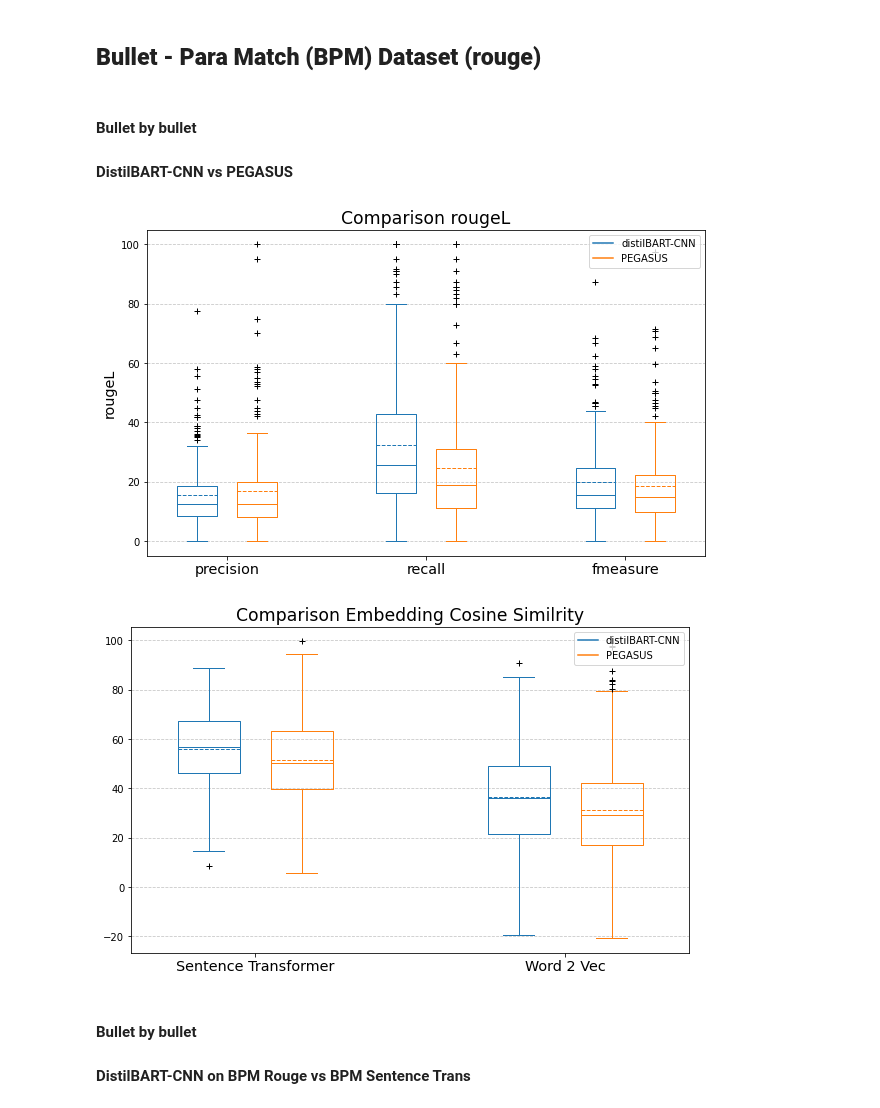
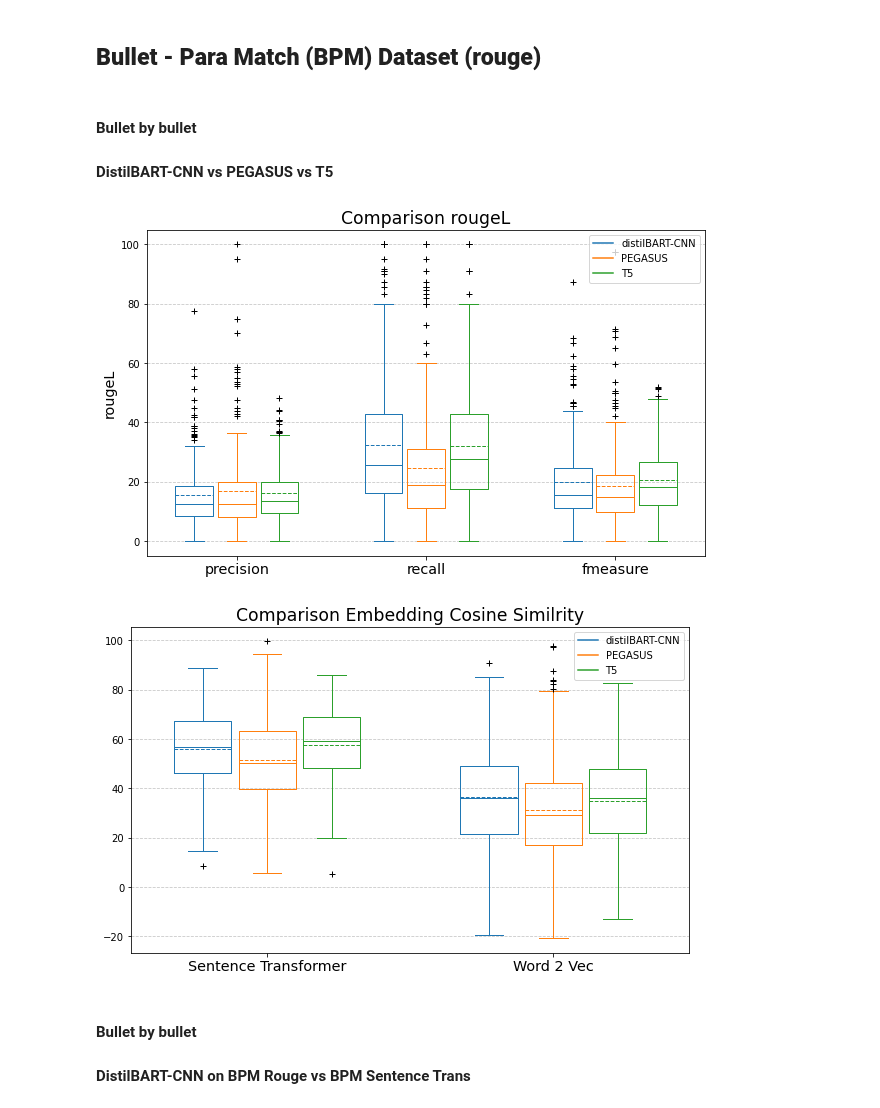
Before and after one commit to marcoabrate/transformers_magma_learning, a Jupyter notebook: summarization/compare_results.ipynb, the cells around one changed output. Saved outputs shown, nothing was run; the diff lists cells and outputs as text; code cells hidden in the pictures.

```diff
--- a/summarization/compare_results.ipynb
+++ b/summarization/compare_results.ipynb
@@ -120,32 +120,38 @@ def plot_compare_wordembed(df_path_list, method_list):
 ## **Bullet - Para Match (BPM) Dataset (rouge)**
 # %% [markdown]
 #### Bullet by bullet
-#### DistilBART-CNN vs PEGASUS
+#### DistilBART-CNN vs PEGASUS vs T5
 # %%
 plot_compare_rouge(
     [magma_dir+'summarization/assign_bullets_para_rouge/bart/'+\
         'sshleifer?distilbart-cnn-12-6_bullet_by_bullet.csv',
     magma_dir+'summarization/assign_bullets_para_rouge/pegasus/'+\
-         'google?pegasus-large_bullet_by_bullet.csv'],
+         'google?pegasus-large_bullet_by_bullet.csv',
+    magma_dir+'summarization/assign_bullets_para_rouge/t5/'+\
+         't5-large_bullet_by_bullet.csv'],
 
     ['distilBART-CNN',
-    'PEGASUS'],
+    'PEGASUS',
+    'T5'],
 
     'rougeL')
 # %% [output]
-[figure, old version]
+[figure, new version]
 # %%
 plot_compare_wordembed(
     [magma_dir+'summarization/assign_bullets_para_rouge/bart/'+\
         'sshleifer?distilbart-cnn-12-6_bullet_by_bullet.csv',
     magma_dir+'summarization/assign_bullets_para_rouge/pegasus/'+\
-         'google?pegasus-large_bullet_by_bullet.csv'],
+         'google?pegasus-large_bullet_by_bullet.csv',
+    magma_dir+'summarization/assign_bullets_para_rouge/t5/'+\
+         't5-large_bullet_by_bullet.csv'],
 
     ['distilBART-CNN',
-    'PEGASUS']
+    'PEGASUS',
+    'T5']
 )
 # %% [output]
-[figure, old version]
+[figure, new version]
 # %% [markdown]
 #### Bullet by bullet
 #### DistilBART-CNN on BPM Rouge vs BPM Sentence Trans
```
Also changed, not shown: parts of 4 cells of this notebook, 10 other files.
